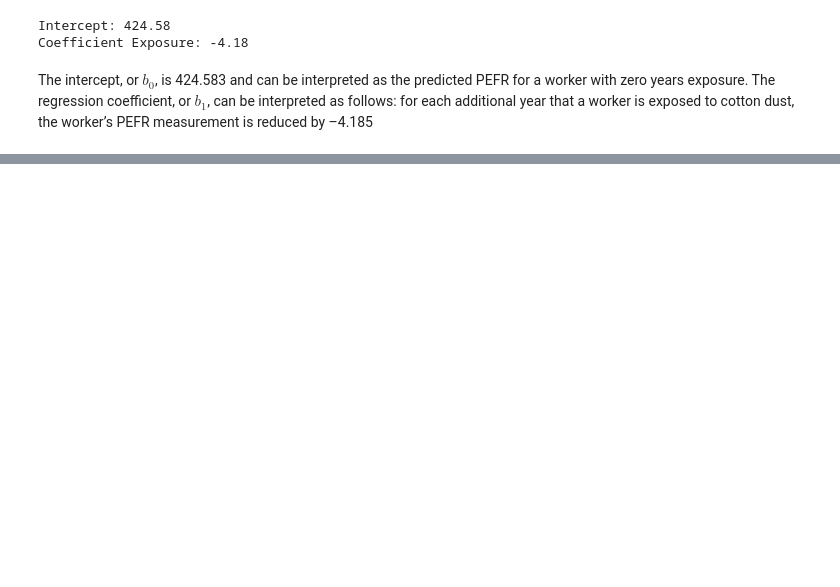
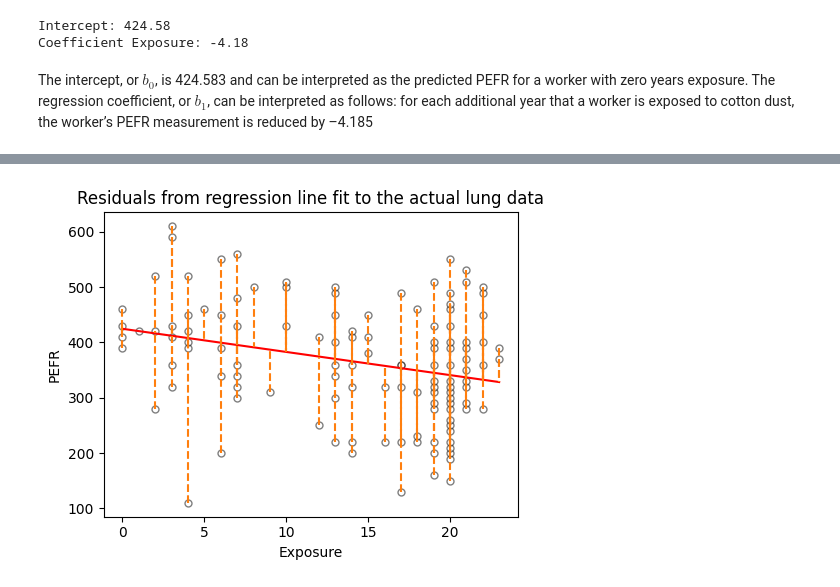
Before and after one commit to matuneville/practical-statistics-book, a Jupyter notebook: src/04-Regression_&_Prediction/chapter_04_py.ipynb, the cells around one changed output, grey strips where cells are left out. Saved outputs shown, nothing was run; the diff lists cells and outputs as text; code cells hidden in the pictures; blank space fills up the shorter version.

```diff
--- a/src/04-Regression_&_Prediction/chapter_04_py.ipynb
+++ b/src/04-Regression_&_Prediction/chapter_04_py.ipynb
@@ -50,0 +62,11 @@ plt.tight_layout()
+# %%
+ax = lung.plot.scatter(x='Exposure', y='PEFR', s=25, color='white', edgecolor='black', figsize=(5,4), alpha=0.5)
+ax.plot(lung['Exposure'], fitted, color='r')
+
+for x, y, y_fitted in zip(lung.Exposure, lung.PEFR, fitted):
+    ax.plot((x,x), (y, y_fitted), '--', color='C1')
+
+plt.title('Residuals from regression line fit to the actual lung data')
+plt.tight_layout()
+# %% [output]
+[figure, added]
```
Also changed, not shown: parts of 5 cells of this notebook.
